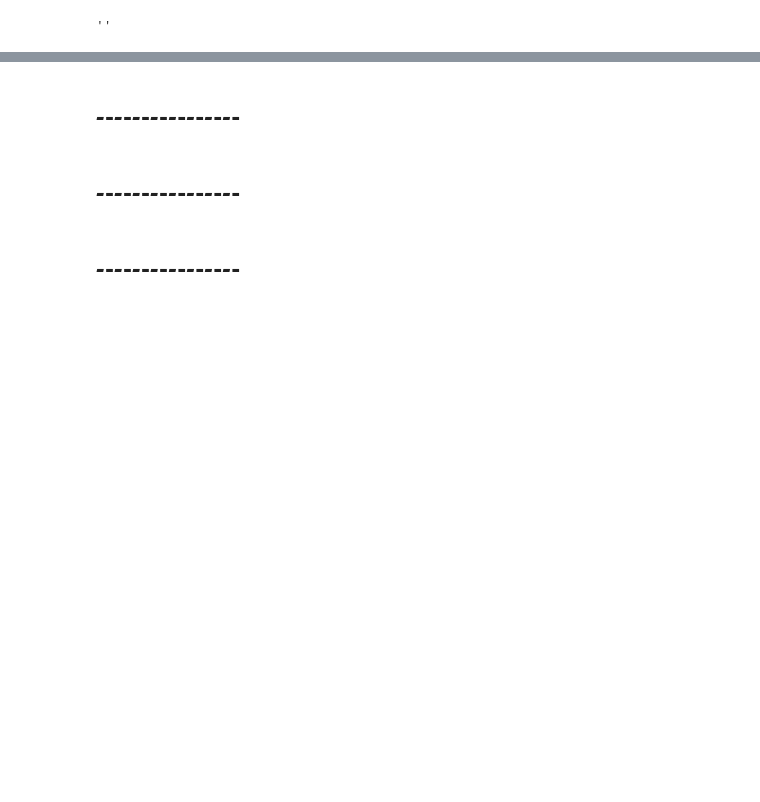
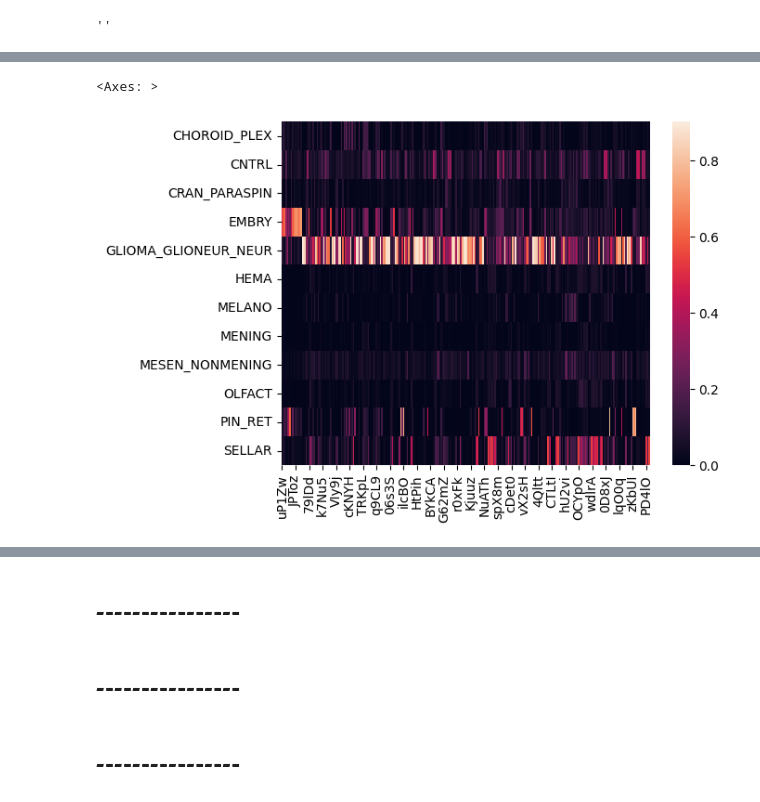
Before and after one commit to PhillipMaire/methyl_chla, a Jupyter notebook: notebooks/working/Full_pipline_V3.ipynb, the cells around one changed output, grey strips where cells are left out. Saved outputs shown, nothing was run; the diff lists cells and outputs as text; code cells hidden in the pictures; blank space fills up the shorter version.

```diff
--- a/notebooks/working/Full_pipline_V3.ipynb
+++ b/notebooks/working/Full_pipline_V3.ipynb
@@ -1273,7 +1395,12 @@ dict_keys(['IQR_selected_feature_dict', 'sample_dict', 'target_key_dict', 'order
 # %% [markdown]
 ## Run train all model invoking TrainingData class as a helper
 # %%
-target_dict, selected_feature_dict, sample_dict = fclass.target_key_dict, RFFS.RF_selected_features, fclass.sample_dict
+# target_dict, selected_feature_dict, sample_dict = pipeline_data.target_key_dict, pipeline_data.RF_selected_feature_dict, pipeline_data.sample_dict
+
+target_dict = pipeline_data['target_key_dict']
+selected_feature_dict = pipeline_data['RF_selected_feature_dict']
+sample_dict = pipeline_data['sample_dict']
+
 training_data_class = TrainingData(target_dict, selected_feature_dict, sample_dict)
 # %%
 
@@ -1510,0 +2177,8 @@ Training 26 of 26: ('Family_code', 'UNCERT_DIFF') completed.
+# %%
+import seaborn as sns
+
+
+sns.heatmap(tmp1.T)
+# %% [output]
+<Axes: >
+[figure, added]
```
Also changed, not shown: parts of 58 cells of this notebook.
